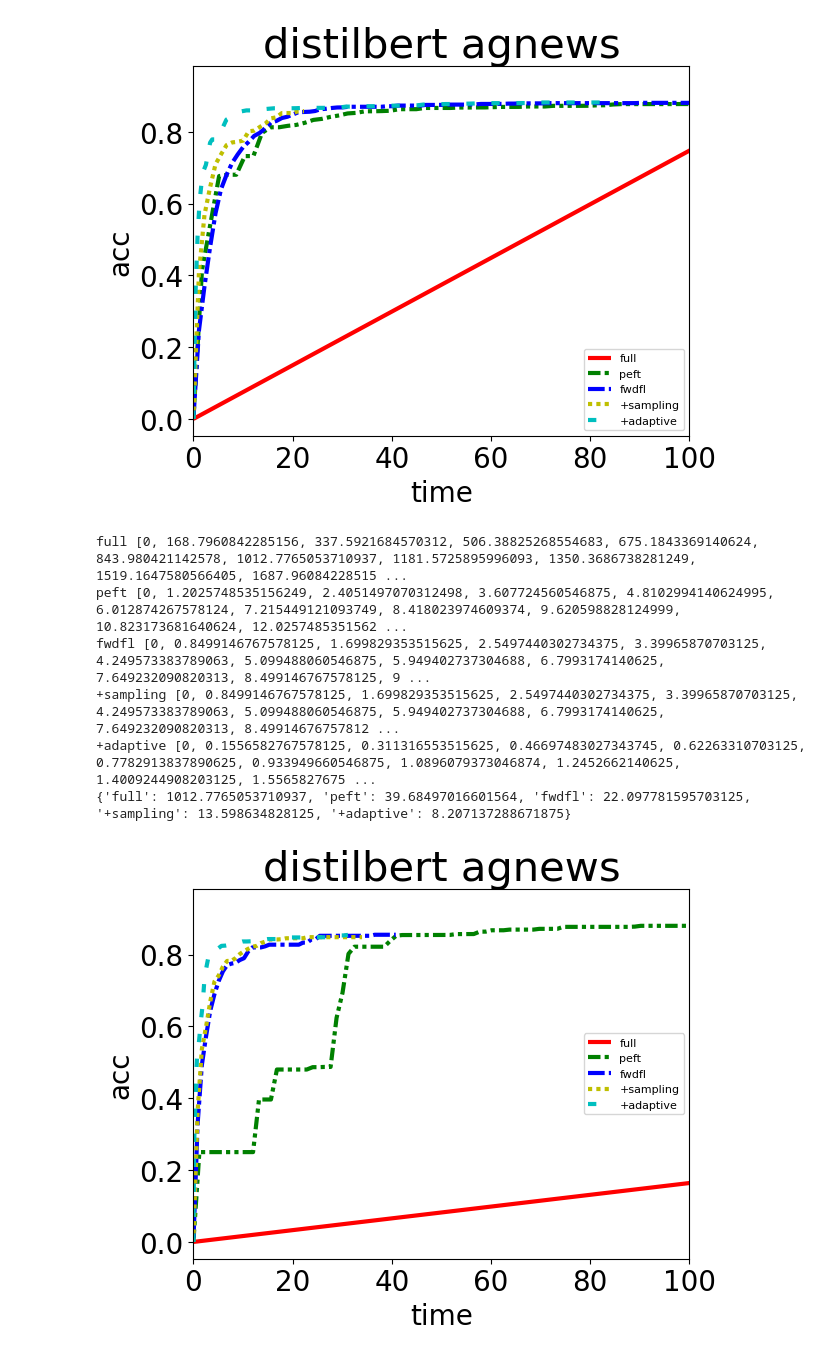
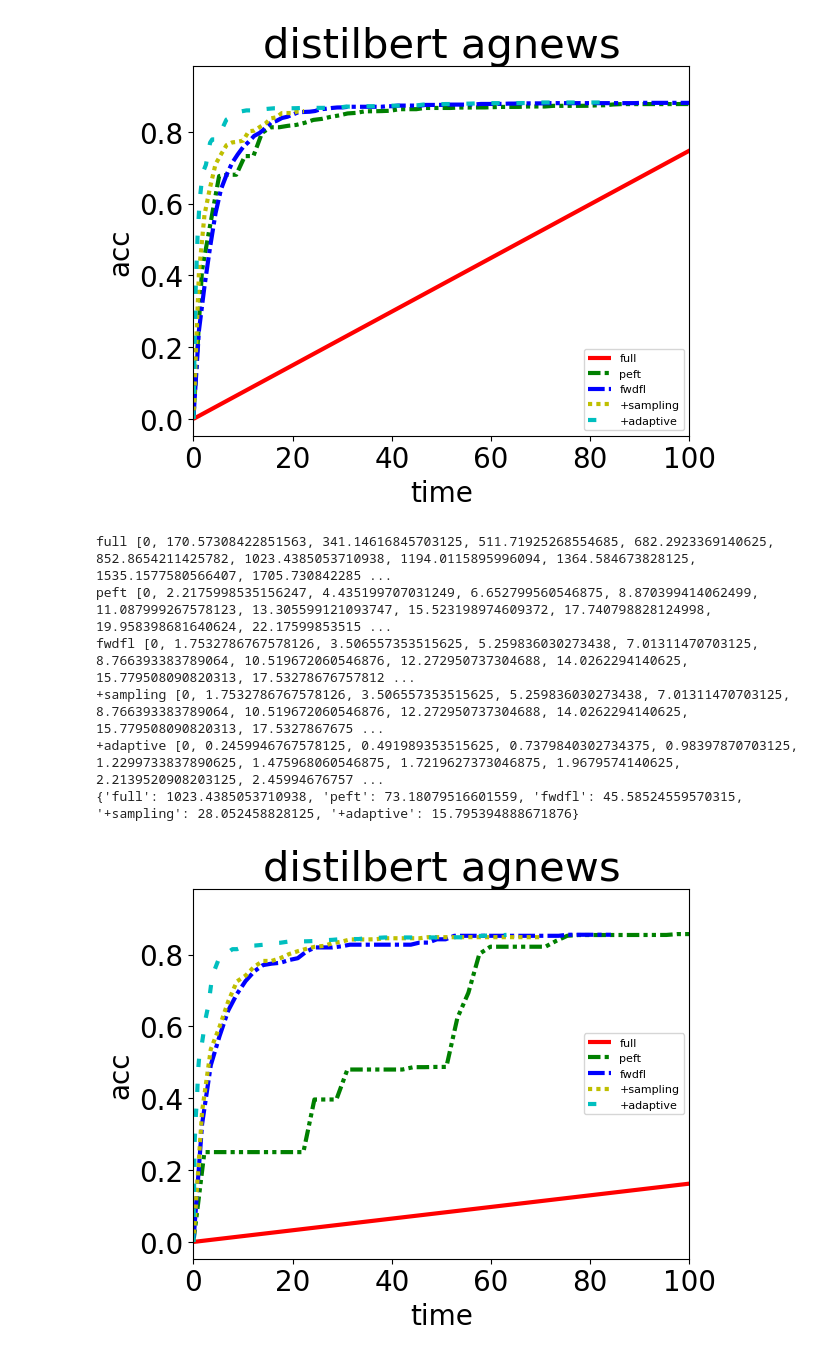
Before and after one commit to UbiquitousLearning/FwdLLM, a Jupyter notebook: all_figures/key_designs/figure13.ipynb, the cells around one changed output. Cells and saved outputs as stored; diff of their text form; code cells hidden in the pictures.

```diff
--- a/all_figures/key_designs/figure13.ipynb
+++ b/all_figures/key_designs/figure13.ipynb
@@ -130,7 +130,7 @@ from collections import defaultdict
 dataset = "agnews"
 model = "distilbert"
 
-train_time_dict = {"full":6.939,"fwdfl":0.3085584,"peft":4.1634,"+sampling":0.3085584,"+adaptive":0.3085584}
+train_time_dict = {"+sampling":0.669904,'fwdfl':0.669904,"+adaptive":0.669904,"peft":8.2235,"full":14.047}
 
 local_data_num_dict = {"agnews":15,"yahoo":18}
 comm_bandwidth = 10 * 1024**2 /8  # k * 1024**2 /8 => k Mb/s
@@ -203,37 +203,37 @@ for i,method in enumerate(mode_dict):
             adhoc = '1, 1, 1, 1, 1, 1, 1, 1, 1, 1, 3, 3, 3, 5, 5, 5, 5, 5, 10, 10, 10, 10, 10, 10, 10, 10, 10, 10'
         max_acc = 0
         for line in f:
             if "'acc':" in line:
                 cur_acc = float(line[line.rfind("'acc':")+7:line.rfind(",")])
                 if cur_acc>max_acc:
                     max_acc = cur_acc
                 else:
                     cur_acc = max_acc
                 acc.append(cur_acc)
         time_list = round_to_time(len(acc),eval_frequence,comm_time,method,local_data_num,adhoc)
         # time_to_acc_dict[client_num] = get_time_to_target_acc(target_acc,acc,time_list)
         plt.plot(time_list, acc, linestyle=linestyle[i], color=colors[i],label=method,linewidth=lw)
         time_to_acc_list[method] = (get_time_to_target_acc(target_acc,acc,time_list))
 
 print(time_to_acc_list)
 # plt.plot(range(len(time_to_acc_list)), time_to_acc_list, linestyle=linestyle[i+1], color=colors[i+1],label=method,linewidth=lw)
 
 
 # plt.xticks(range(len(time_to_acc_list)),client_num_list)
 plt.xlabel("time",fontsize=20)
 plt.ylabel("acc",fontsize=20)
 plt.xticks(size = 20)
 plt.xlim(0,100)
 plt.yticks(size = 20)
 plt.legend(fontsize=8)
 plt.title(f"{model} {dataset}",fontsize=30)
 plt.show()
 # plt.savefig("s.pdf",bbox_inches="tight")
 # %% [output]
-full [0, 168.7960842285156, 337.5921684570312, 506.38825268554683, 675.1843369140624, 843.980421142578, 1012.7765053710937, 1181.5725895996093, 1350.3686738281249, 1519.1647580566405, 1687.96084228515 ...
-peft [0, 1.2025748535156249, 2.4051497070312498, 3.607724560546875, 4.8102994140624995, 6.012874267578124, 7.215449121093749, 8.418023974609374, 9.620598828124999, 10.823173681640624, 12.0257485351562 ...
-fwdfl [0, 0.8499146767578125, 1.699829353515625, 2.5497440302734375, 3.39965870703125, 4.249573383789063, 5.099488060546875, 5.949402737304688, 6.7993174140625, 7.649232090820313, 8.499146767578125, 9 ...
-+sampling [0, 0.8499146767578125, 1.699829353515625, 2.5497440302734375, 3.39965870703125, 4.249573383789063, 5.099488060546875, 5.949402737304688, 6.7993174140625, 7.649232090820313, 8.49914676757812 ...
-+adaptive [0, 0.1556582767578125, 0.311316553515625, 0.46697483027343745, 0.62263310703125, 0.7782913837890625, 0.933949660546875, 1.0896079373046874, 1.2452662140625, 1.4009244908203125, 1.5565827675 ...
-{'full': 1012.7765053710937, 'peft': 39.68497016601564, 'fwdfl': 22.097781595703125, '+sampling': 13.598634828125, '+adaptive': 8.207137288671875}
+full [0, 170.57308422851563, 341.14616845703125, 511.71925268554685, 682.2923369140625, 852.8654211425782, 1023.4385053710938, 1194.0115895996094, 1364.584673828125, 1535.1577580566407, 1705.730842285 ...
+peft [0, 2.2175998535156247, 4.435199707031249, 6.652799560546875, 8.870399414062499, 11.087999267578123, 13.305599121093747, 15.523198974609372, 17.740798828124998, 19.958398681640624, 22.17599853515 ...
+fwdfl [0, 1.7532786767578126, 3.506557353515625, 5.259836030273438, 7.01311470703125, 8.766393383789064, 10.519672060546876, 12.272950737304688, 14.0262294140625, 15.779508090820313, 17.53278676757812 ...
++sampling [0, 1.7532786767578126, 3.506557353515625, 5.259836030273438, 7.01311470703125, 8.766393383789064, 10.519672060546876, 12.272950737304688, 14.0262294140625, 15.779508090820313, 17.5327867675 ...
++adaptive [0, 0.2459946767578125, 0.491989353515625, 0.7379840302734375, 0.98397870703125, 1.2299733837890625, 1.475968060546875, 1.7219627373046875, 1.9679574140625, 2.2139520908203125, 2.45994676757 ...
+{'full': 1023.4385053710938, 'peft': 73.18079516601559, 'fwdfl': 45.58524559570315, '+sampling': 28.052458828125, '+adaptive': 15.795394888671876}
-[figure, old version]
+[figure, new version]
```
Also changed, not shown: 15 other files.
